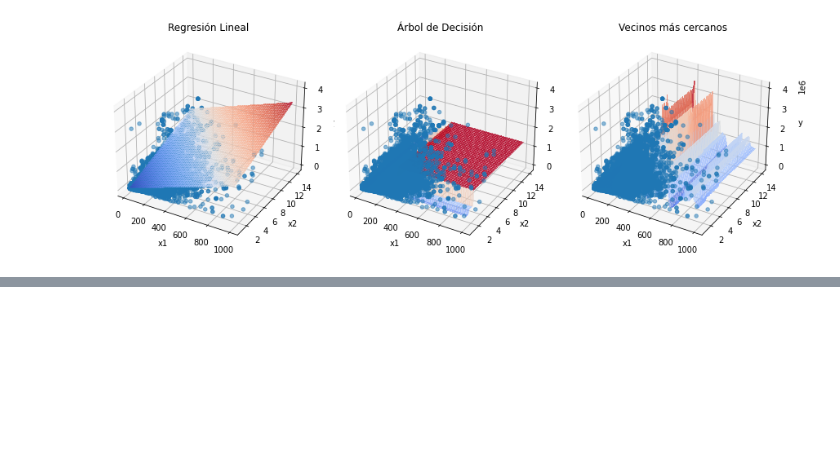
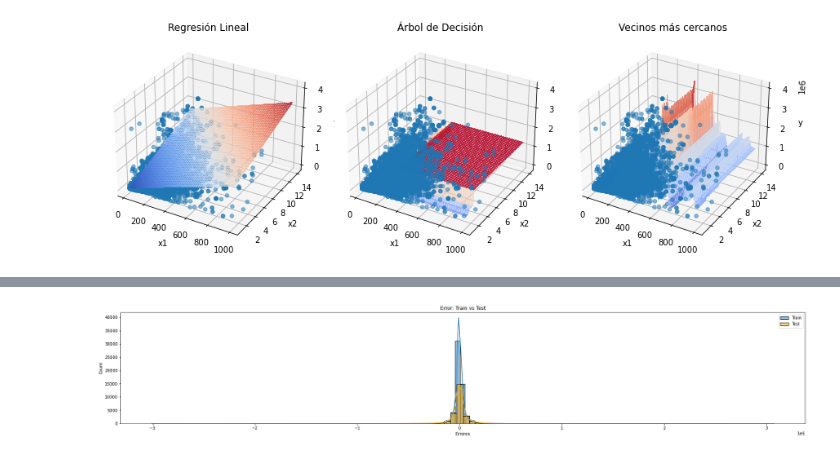
Before and after one commit to lalo1898developer/acamica_sprintproject-1, a Jupyter notebook: DS_Proyecto_01.ipynb, the cells around one changed output, grey strips where cells are left out. Cells and saved outputs as stored; diff of their text form; code cells hidden in the pictures; blank space fills up the shorter version.

```diff
--- a/DS_Proyecto_01.ipynb
+++ b/DS_Proyecto_01.ipynb
@@ -863,0 +962,24 @@ Raíz del error cuadrático medio en Test: 181732.7963361336
+# %%
+tree_regressor = DecisionTreeRegressor(max_depth=17, random_state=42)
+tree_regressor.fit(X_train, y_train)
+y_train_pred = tree_regressor.predict(X_train)
+y_test_pred = tree_regressor.predict(X_test)
+rmse_train = np.sqrt(mean_squared_error(y_train, y_train_pred))
+rmse_test = np.sqrt(mean_squared_error(y_test, y_test_pred))
+
+Y_train = pd.DataFrame(data=list(zip(y_train.price, y_train_pred, np.array(y_train.price - y_train_pred))), columns=['y_train', 'y_train_pred', 'dif'])
+Y_test = pd.DataFrame(data=list(zip(y_test.price, y_test_pred, np.array(y_test.price - y_test_pred))), columns=['y_test', 'y_test_pred', 'dif'])
+
+plt.figure(figsize = (30,5))
+
+sns.histplot(data=Y_train, alpha=0.5, label='Train', bins=100, kde=True, x='dif')
+sns.histplot(data=Y_test, alpha=0.5, label='Test', bins=100, kde=True, x='dif', color='orange')
+
+plt.ylabel('Count')
+plt.xlabel('Errores')
+
+plt.legend()
+plt.title('Error: Train vs Test')
+plt.show()
+# %% [output]
+[figure, added]
```
Also changed, not shown: parts of 8 cells of this notebook.
